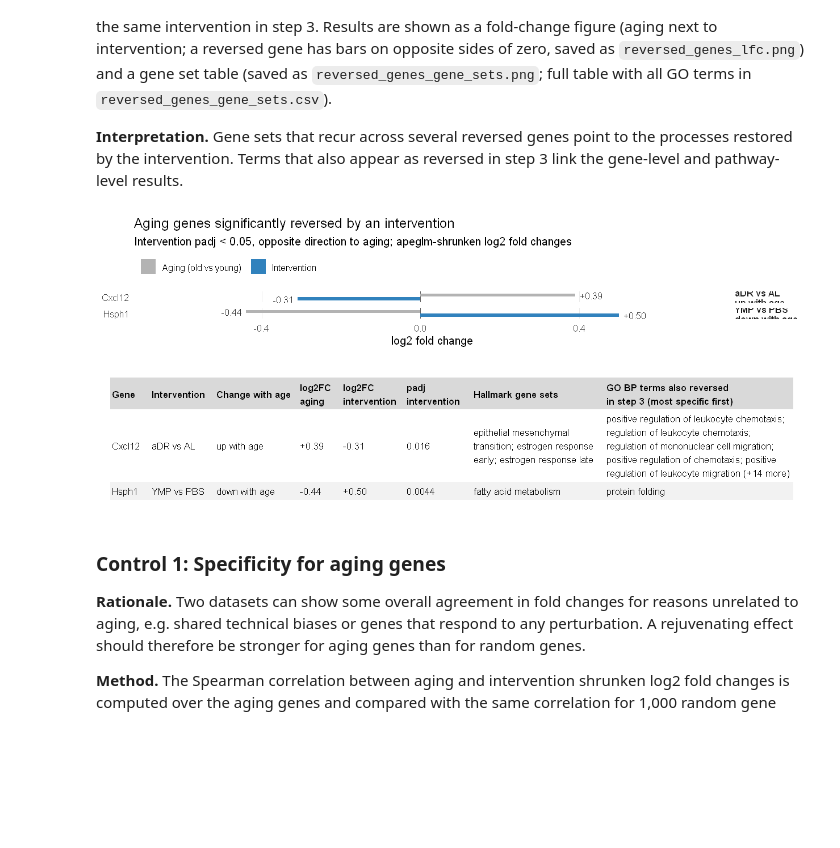
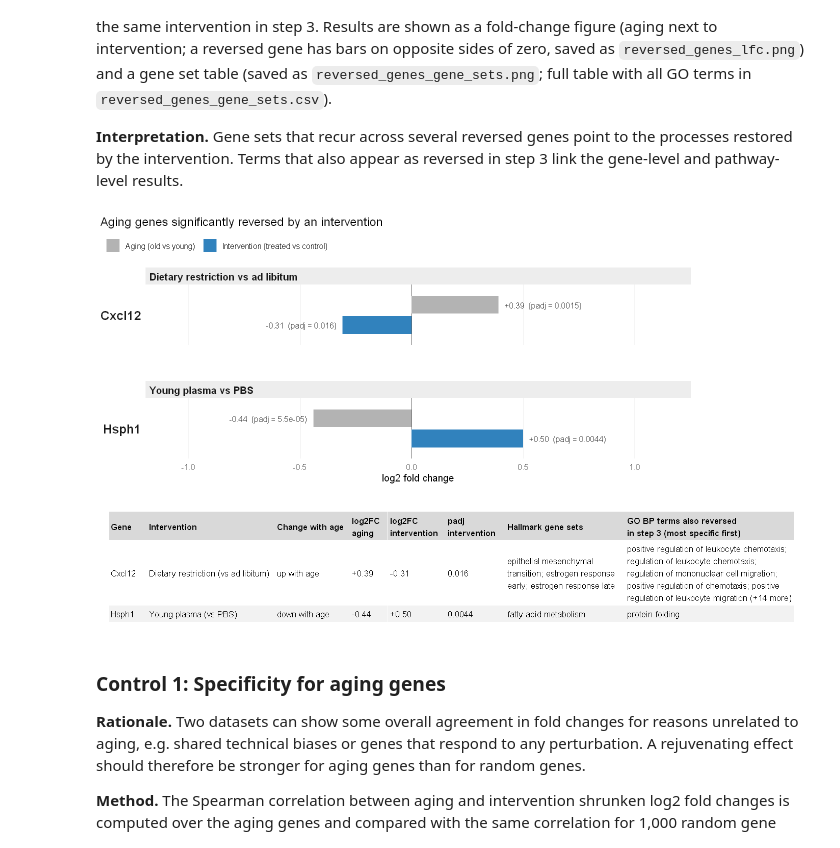
Before and after one commit to lhasch/System-Genomics-Project, a Jupyter notebook: Script.ipynb, the cells around one changed output. Cells and saved outputs as stored; diff of their text form; code cells hidden in the pictures; blank space fills up the shorter version.

```diff
--- a/Script.ipynb
+++ b/Script.ipynb
@@ -1290,6 +1290,7 @@ set_table <- function(n) {
                symbol               = sym,
                lfc_aging            = round(r$old[k], 2),
                lfc_intervention     = round(r[[i]][k], 2),
+               padj_aging           = signif(r$padj_old[k], 2),
                padj_intervention    = signif(r[[paste0("padj_", i)]][k], 2),
                hallmark             = paste(nice(hm, "HALLMARK_"), collapse = "; "),
                n_go_terms           = length(go),
@@ -1307,75 +1308,89 @@ write.csv(reversed_sets, "reversed_genes_gene_sets.csv", row.names = FALSE)
 library(grid)
 library(gridExtra)
 
-if (is.null(reversed_sets) || nrow(reversed_sets) == 0) {
+has_rev <- !is.null(reversed_sets) && nrow(reversed_sets) > 0
+if (!has_rev) {
   message("No aging genes are significantly reversed (padj < 0.05), nothing to show")
 } else {
   rs <- reversed_sets
   rs$gene         <- ifelse(is.na(rs$symbol), "(no symbol)", rs$symbol)
-  rs$intervention <- ifelse(startsWith(rs$list, "diet"), "aDR vs AL", "YMP vs PBS")
+  is_diet         <- startsWith(rs$list, "diet")
+  rs$intervention <- ifelse(is_diet, "Dietary restriction (vs ad libitum)", "Young plasma (vs PBS)")
   rs$age_dir      <- ifelse(grepl("UP", rs$list), "up with age", "down with age")
-  rs$panel        <- paste0(rs$intervention, "\n", rs$age_dir)
+  rs$panel        <- ifelse(is_diet, "Dietary restriction vs ad libitum", "Young plasma vs PBS")
+  rs$gene_label   <- rs$gene
 
   # 1) Fold changes: aging bar next to intervention bar; reversal = bars on opposite sides of 0
-  lfc_long <- rbind(data.frame(gene = rs$gene, panel = rs$panel, comparison = "Aging (old vs young)", lfc = rs$lfc_aging),
-                    data.frame(gene = rs$gene, panel = rs$panel, comparison = "Intervention",         lfc = rs$lfc_intervention))
-  lfc_long$comparison <- factor(lfc_long$comparison, levels = c("Intervention", "Aging (old vs young)"))
+  lfc_long <- rbind(data.frame(gene = rs$gene_label, panel = rs$panel, comparison = "Aging (old vs young)", lfc = rs$lfc_aging, padj = rs$padj_aging),
+                    data.frame(gene = rs$gene_label, panel = rs$panel, comparison = "Intervention (treated vs control)", lfc = rs$lfc_intervention, padj = rs$padj_intervention))
+  lfc_long$comparison <- factor(lfc_long$comparison, levels = c("Intervention (treated vs control)", "Aging (old vs young)"))
 
-  fig_h <- 1.8 + 0.55 * nrow(rs)
-  options(repr.plot.width = 9, repr.plot.height = fig_h)
+  fig_h <- 1.6 + 0.8 * nrow(rs) + 0.7 * length(unique(rs$panel))
   p_lfc <- ggplot(lfc_long, aes(x = lfc, y = gene, fill = comparison)) +
     geom_vline(xintercept = 0, color = "grey40") +
     geom_col(position = position_dodge(width = 0.8), width = 0.7) +
-    geom_text(aes(label = sprintf("%+.2f", lfc), hjust = ifelse(lfc > 0, -0.2, 1.2)),
+    geom_text(aes(label = sprintf("%+.2f  (padj = %s)", lfc, formatC(padj, format = "g", digits = 2)),
+                  hjust = ifelse(lfc > 0, -0.08, 1.08)),
               position = position_dodge(width = 0.8), size = 3.3, color = "grey20") +
-    scale_fill_manual(values = c("Aging (old vs young)" = "grey70", "Intervention" = "#3182bd"),
-                      breaks = c("Aging (old vs young)", "Intervention"), name = NULL) +
-    scale_x_continuous(expand = expansion(mult = 0.3)) +
-    facet_grid(panel ~ ., scales = "free_y", space = "free_y") +
+    scale_fill_manual(values = c("Aging (old vs young)" = "grey70", "Intervention (treated vs control)" = "#3182bd"),
+                      breaks = c("Aging (old vs young)", "Intervention (treated vs control)"), name = NULL) +
+    scale_x_continuous(expand = expansion(mult = 0.8)) +   # room for the labels
+    facet_wrap(~ panel, ncol = 1, scales = "free_y", space = "free_y") +   # intervention name above its bars
     labs(title = "Aging genes significantly reversed by an intervention",
-         subtitle = "Intervention padj < 0.05, opposite direction to aging; apeglm-shrunken log2 fold changes",
          x = "log2 fold change", y = NULL) +
     theme_minimal(base_size = 12) +
     theme(legend.position = "top", legend.justification = "left",
-          strip.text.y = element_text(angle = 0, hjust = 0, face = "bold"),
+          plot.title.position = "plot", legend.location = "plot",
+          axis.text.y = element_text(colour = "grey10", size = 15, face = "bold"),
+          strip.text = element_text(hjust = 0, face = "bold", size = 12),
+          strip.background = element_rect(fill = "grey93", colour = NA),
+          panel.spacing = unit(3, "lines"),   # space between the interventions
           panel.grid.major.y = element_blank(), panel.grid.minor = element_blank())
-  print(p_lfc)
-  ggsave("reversed_genes_lfc.png", p_lfc, width = 9, height = fig_h, dpi = 150, bg = "white")
+  ggsave("reversed_genes_lfc.png", p_lfc, width = 10, height = fig_h, dpi = 150, bg = "white")
 
   # 2) Gene set table
   wrap <- function(x, width) vapply(x, function(s) paste(strwrap(s, width), collapse = "\n"), "")
   shorten <- function(s, n = 5) {               # first n terms (most specific first) + "(+k more)"
     t <- if (is.na(s) || s == "") character(0) else strsplit(s, "; ", fixed = TRUE)[[1]]
     if (length(t) == 0) return("-")
     paste0(paste(head(t, n), collapse = "; "), if (length(t) > n) sprintf(" (+%d more)", length(t) - n) else "")
   }
   tab <- data.frame(
     "Gene"                     = rs$gene,
     "Intervention"             = rs$intervention,
     "Change with age"          = rs$age_dir,
     "log2FC\naging"            = sprintf("%+.2f", rs$lfc_aging),
     "log2FC\nintervention"     = sprintf("%+.2f", rs$lfc_intervention),
     "padj\nintervention"       = formatC(rs$padj_intervention, format = "g", digits = 2),
     "Hallmark gene sets"       = wrap(ifelse(rs$hallmark == "", "-", rs$hallmark), 30),
     "GO BP terms also reversed\nin step 3 (most specific first)" = wrap(vapply(rs$go_reversed_in_step3, shorten, ""), 45),
     check.names = FALSE)
 
   tg <- tableGrob(tab, rows = NULL, theme = ttheme_minimal(
     base_size = 10,
     core    = list(fg_params = list(hjust = 0, x = 0.04, vjust = 0.5),
                    bg_params = list(fill = rep(c("white", "grey95"), length.out = nrow(tab)))),
     colhead = list(fg_params = list(hjust = 0, x = 0.04, fontface = "bold"),
                    bg_params = list(fill = "grey85"))))
   tab_w <- convertWidth(sum(tg$widths),  "in", valueOnly = TRUE) + 0.3
   tab_h <- convertHeight(sum(tg$heights), "in", valueOnly = TRUE) + 0.3
-  options(repr.plot.width = tab_w, repr.plot.height = tab_h)
-  grid.newpage(); grid.draw(tg)
   png("reversed_genes_gene_sets.png", width = tab_w, height = tab_h, units = "in", res = 150, bg = "white")
   grid.draw(tg); invisible(dev.off())
 }
+
+# Draw the figure and the table as separate steps: the notebook draws a plot only after the
+# whole if-block has finished, so each needs its own block to be shown at its own size
+if (has_rev) {
+  options(repr.plot.width = 10, repr.plot.height = fig_h)
+  print(p_lfc)
+}
+if (has_rev) {
+  options(repr.plot.width = tab_w, repr.plot.height = tab_h)
+  grid.newpage(); grid.draw(tg)
+}
 # %% [output]
-[figure, old version]
+[figure, new version]
-[figure, old version]
+[figure, new version]
 # %% [markdown]
 ### Control 1: Specificity for aging genes
 **Rationale.** Two datasets can show some overall agreement in fold changes for reasons unrelated to aging, e.g. shared technical biases or genes that respond to any perturbation. A rejuvenating effect should therefore be stronger for aging genes than for random genes.
```
Also changed, not shown: 3 other files.
